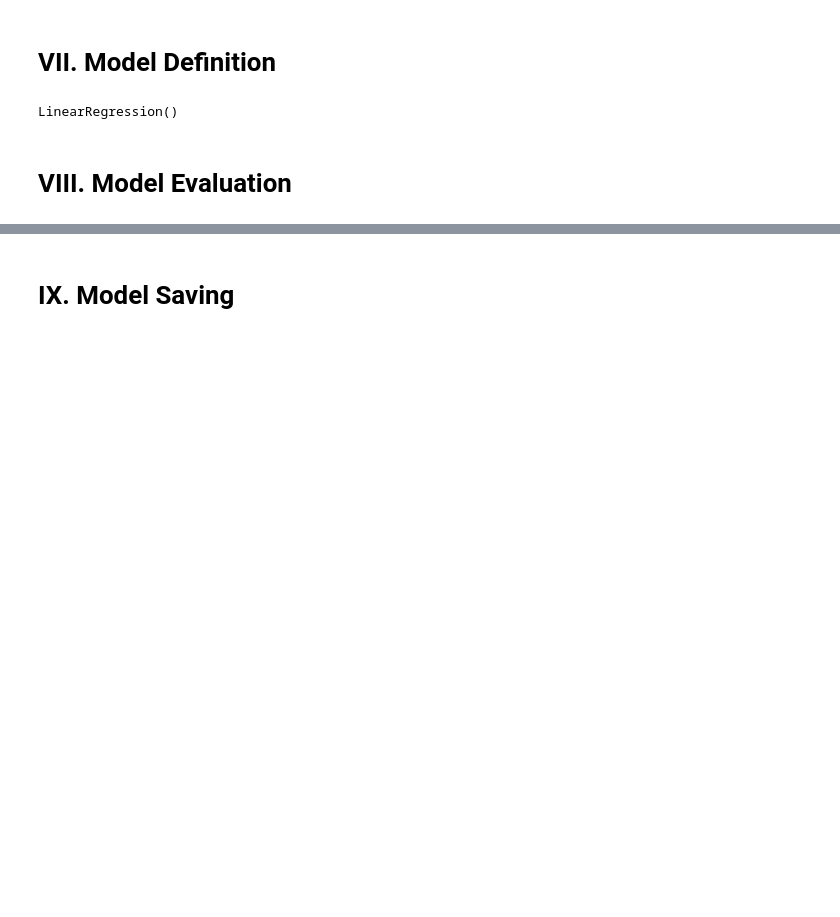
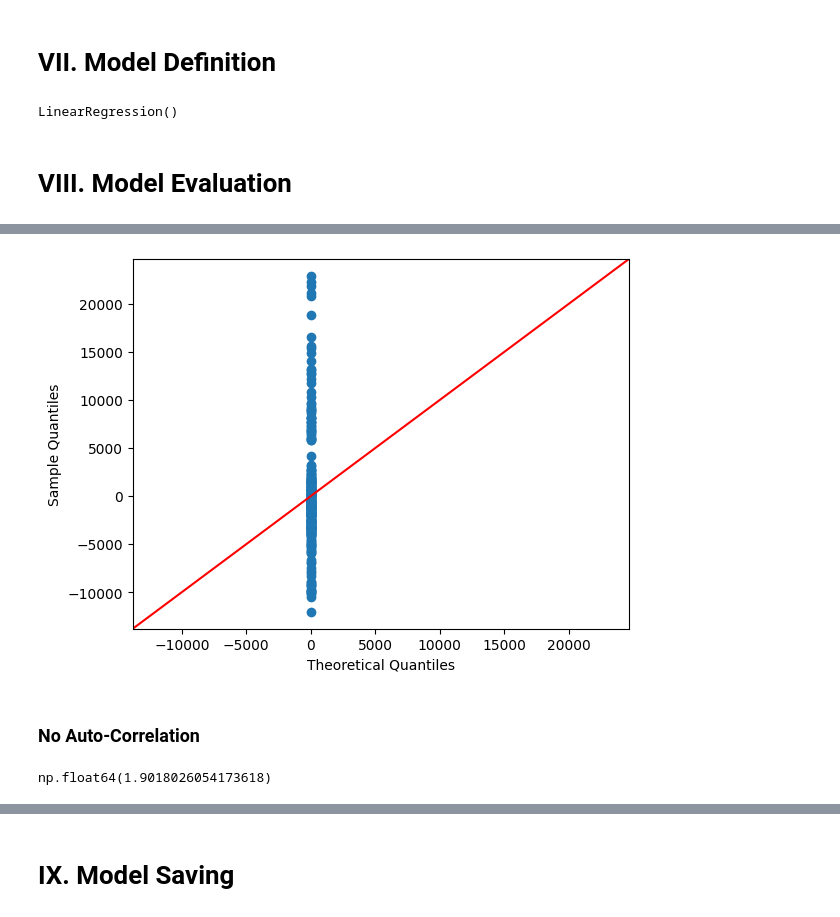
Before and after one commit to alridho32/Data_Scientist_Hactive8_Phase1, a Jupyter notebook: NGC/NGC1/NGC1.ipynb, the cells around one changed output, grey strips where cells are left out. Cells and saved outputs as stored; diff of their text form; code cells hidden in the pictures; blank space fills up the shorter version.

```diff
--- a/NGC/NGC1/NGC1.ipynb
+++ b/NGC/NGC1/NGC1.ipynb
@@ -514,5 +590,7 @@ LinearRegression()
 # %%
 y_pred_train = model_lin_reg.predict(X_train_final)
+y_pred_tr = np.maximum(y_pred_train, 0)
 y_pred_test = model_lin_reg.predict(X_test_final)
-y_pred_train
+y_pred_te = np.maximum(y_pred_test, 0)
+y_pred_tr
 # %% [output]
@@ -520,0 +601,3 @@ array([ 2859.56826115,  2916.60166309, 11854.32429013, ...,
+# %%
+y_test_residuals = y_test - y_pred_te
+y_test_residuals
@@ -520,0 +617,15 @@ array([ 2859.56826115,  2916.60166309, 11854.32429013, ...,
+# %%
+import statsmodels.api as sm
+
+sm.qqplot(y_test_residuals, line ='45')
+plt.show()
+# %% [output]
+[figure, added]
+# %% [markdown]
+### No Auto-Correlation
+# %%
+from statsmodels.stats.stattools import durbin_watson
+
+durbin_watson(y_test_residuals)
+# %% [output]
+np.float64(1.9018026054173618)
```
Also changed, not shown: parts of 34 cells of this notebook, 4 other files.
